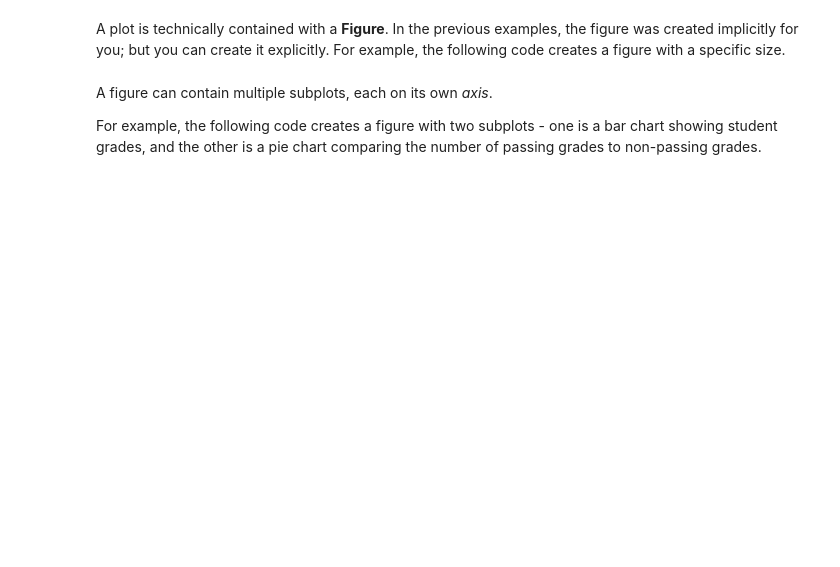
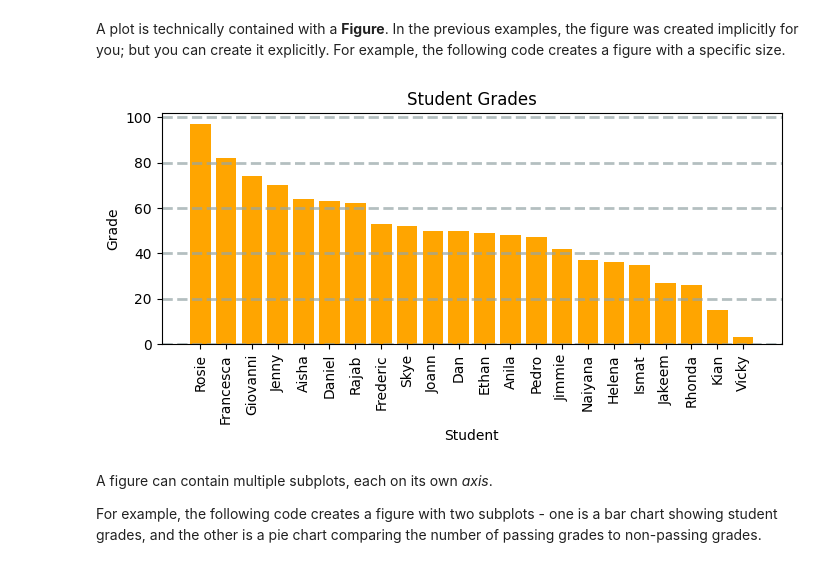
Before and after one commit to maisoehn/ml-basics, a Jupyter notebook: 01 - Data Exploration.ipynb, the cells around one changed output. Saved outputs shown, nothing was run; the diff lists cells and outputs as text; code cells hidden in the pictures; blank space fills up the shorter version.

```diff
--- a/01 - Data Exploration.ipynb
+++ b/01 - Data Exploration.ipynb
@@ -525,20 +542,34 @@ plt.show()
 A plot is technically contained with a **Figure**. In the previous examples, the figure was created implicitly for you; but you can create it explicitly. For example, the following code creates a figure with a specific size.
 # %%
 # Create a Figure
-fig = plt.figure(figsize=(8,3))
+fig = plt.figure(
+    figsize = (8, 3)
+)
 
 # Create a bar plot of name vs grade
-plt.bar(x=df_students.Name, height=df_students.Grade, color='orange')
+plt.bar(
+    x = df_students.Name,
+    height = df_students.Grade,
+    color = 'orange'
+)
 
 # Customize the chart
 plt.title('Student Grades')
 plt.xlabel('Student')
 plt.ylabel('Grade')
-plt.grid(color='#95a5a6', linestyle='--', linewidth=2, axis='y', alpha=0.7)
-plt.xticks(rotation=90)
+plt.grid(
+    color = '#95a5a6',
+    linestyle = '--',
+    linewidth = 2,
+    axis = 'y',
+    alpha = 0.7
+)
+plt.xticks(rotation = 90)
 
 # Show the figure
 plt.show()
+# %% [output]
+[figure, added]
 # %% [markdown]
 A figure can contain multiple subplots, each on its own *axis*.
 
```
Also changed, not shown: parts of 4 cells of this notebook.
